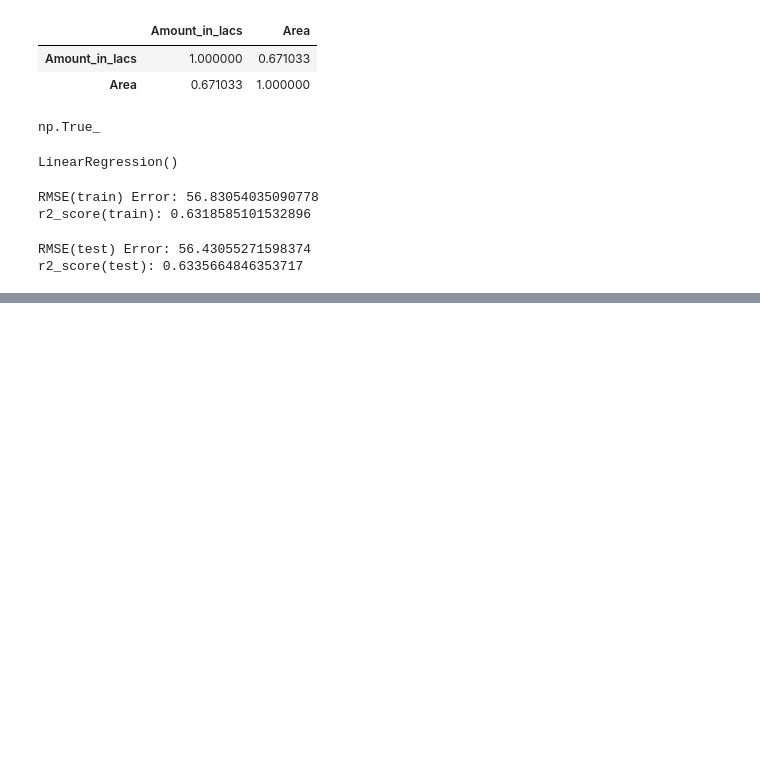
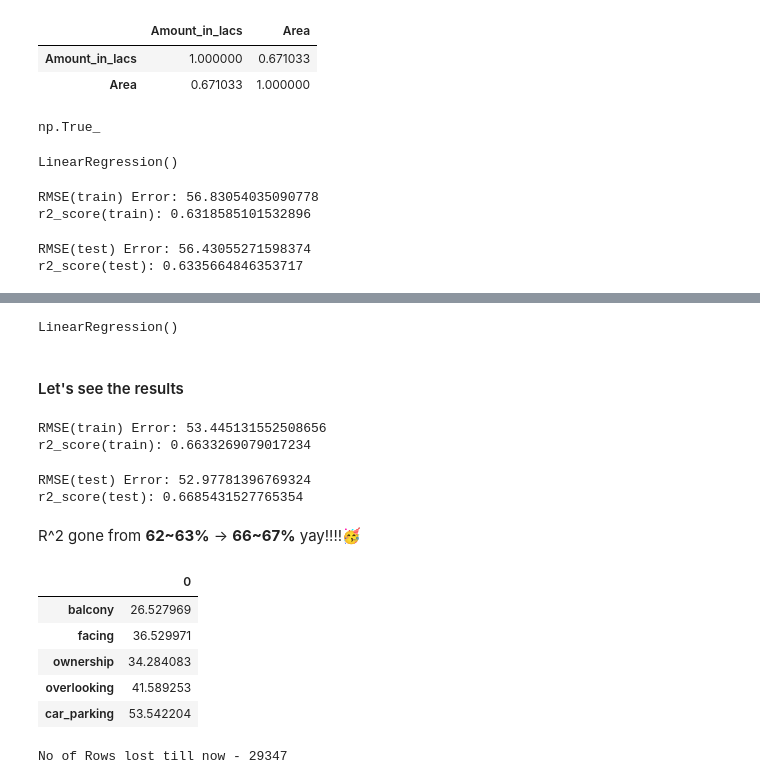
Before and after one commit to Ak62007/ML_Work, a Jupyter notebook: Linear_Regression_and_Decision_Tree_Regressors/notebooks/linear_regression.ipynb, the cells around one changed output, grey strips where cells are left out. Drawn from its saved outputs; the diff is of its cells as text; code cells hidden in the pictures; blank space fills up the shorter version.

```diff
--- a/Linear_Regression_and_Decision_Tree_Regressors/notebooks/linear_regression.ipynb
+++ b/Linear_Regression_and_Decision_Tree_Regressors/notebooks/linear_regression.ipynb
@@ -1322,0 +1455,38 @@ r2_score(test): 0.6335664846353717
+# %%
+model_floor = LinearRegression()
+model_floor.fit(X=X_train, y=y_train)
+# %% [output]
+LinearRegression()
+# %% [markdown]
+#### Let's see the results
+# %%
+y_train_pred = model_floor.predict(X_train)
+rmse_train = np.sqrt(mean_squared_error(y_pred=y_train_pred, y_true=y_train))
+r2_train = r2_score(y_pred=y_train_pred, y_true=y_train)
+print(f"RMSE(train) Error: {rmse_train}\nr2_score(train): {r2_train}")
+# %% [output]
+RMSE(train) Error: 53.445131552508656
+r2_score(train): 0.6633269079017234
+# %%
+y_test_pred = model_floor.predict(X_test)
+rmse_test = np.sqrt(mean_squared_error(y_pred=y_test_pred, y_true=y_test))
+r2_test = r2_score(y_pred=y_test_pred, y_true=y_test)
+print(f"RMSE(test) Error: {rmse_test}\nr2_score(test): {r2_test}")
+# %% [output]
+RMSE(test) Error: 52.97781396769324
+r2_score(test): 0.6685431527765354
+# %% [markdown]
+R^2 gone from **62~63%** -> **66~67%** yay!!!!🥳
+# %%
+missing_per.loc[list(set(list(missing_per.index)) - set(["bathroom", "furnishing", "transaction", "location", "super_area", "carpet_area", "price_(in_rupees)", "amount(in_rupees)", "index", "floor", "society", "status"]))]
+# %% [output]
+|  | 0 |
+| balcony | 26.527969 |
+| facing | 36.529971 |
+| ownership | 34.284083 |
+| overlooking | 41.589253 |
+| car_parking | 53.542204 |
+# %%
+print(f"No of Rows lost till now - {data.shape[0] - data_copy.shape[0]}")
+# %% [output]
+No of Rows lost till now - 29347
```
Also changed, not shown: parts of 24 cells of this notebook.
